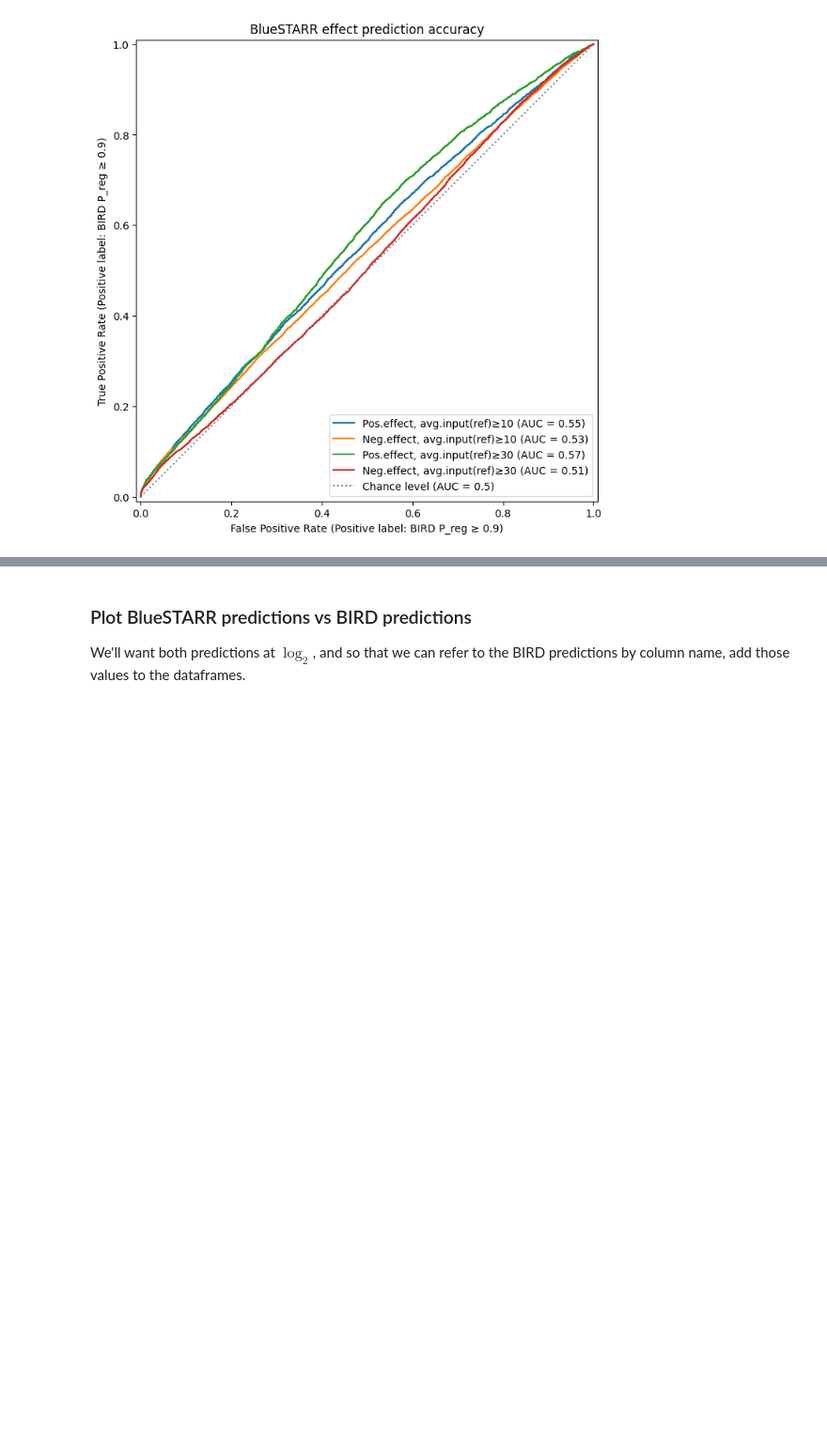
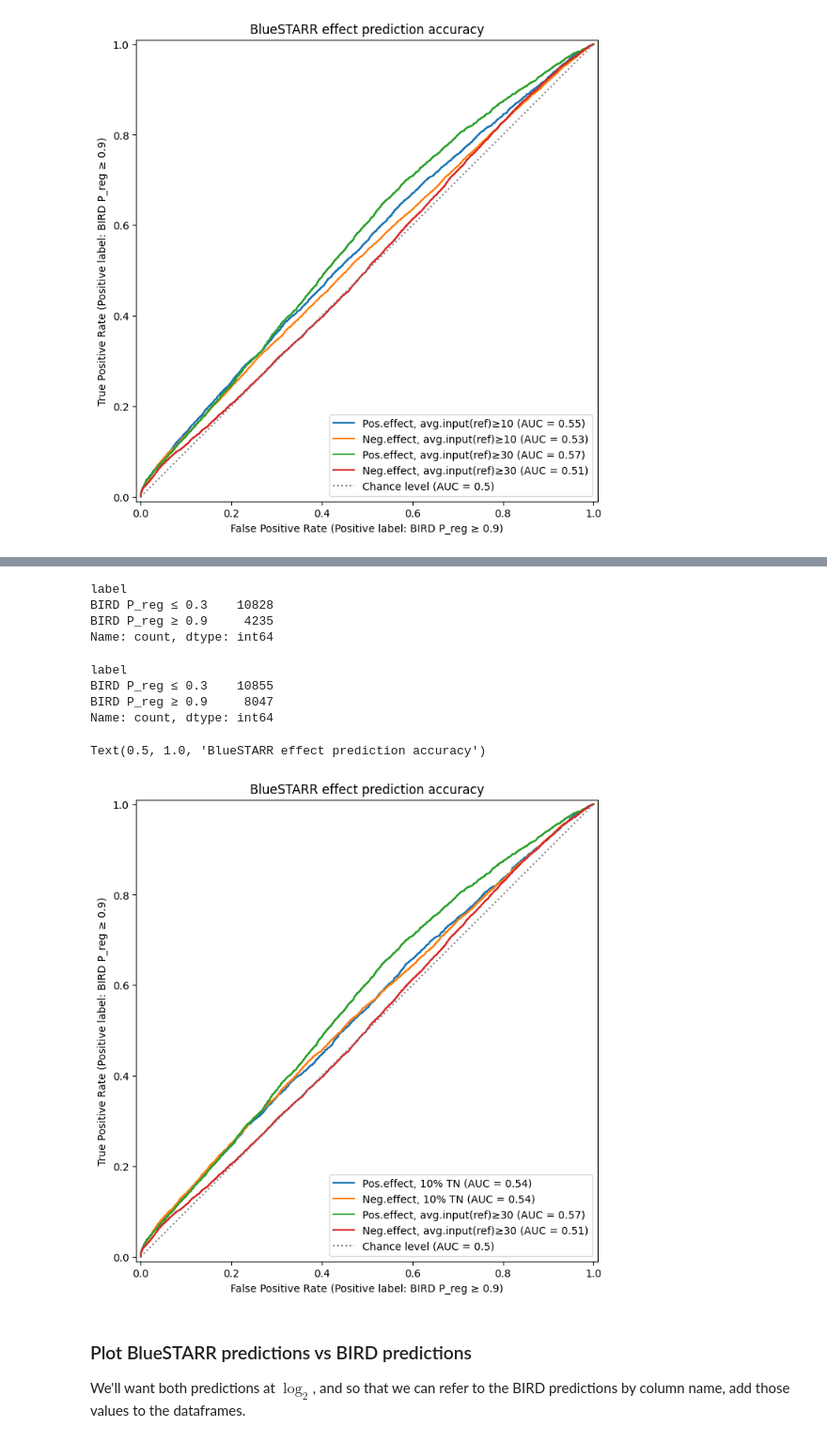
Before and after one commit to Duke-IGVF/BlueSTARR-viz, a Jupyter notebook: preds/BIRD-vs-BlueSTARR-preds.ipynb, the cells around one changed output, grey strips where cells are left out. Shown at 94% size. Cells and saved outputs as stored; diff of their text form; code cells hidden in the pictures; blank space fills up the shorter version.

Commit message:
Adds random filtering only of TN class for comparison

```diff
--- a/preds/BIRD-vs-BlueSTARR-preds.ipynb
+++ b/preds/BIRD-vs-BlueSTARR-preds.ipynb
@@ -233,3 +237,48 @@ Text(0.5, 1.0, 'BlueSTARR effect prediction accuracy')
+# %%
+def subset_random(df, sample_prob, subset_class=None, other_class=None):
+    x = np.random.rand(len(df))
+    return df.loc[((x < sample_prob) & (df['label'] == subset_class)) |
+                   (df['label'] == other_class)]
+# %%
+bb_df_pos_rand = subset_random(bb_df_pos, 0.1, other_class=pos_label, subset_class=neg_label)
+bb_df_neg_rand = subset_random(bb_df_neg, 0.1, other_class=pos_label, subset_class=neg_label)
+# %%
+bb_df_pos_rand.value_counts('label')
+# %% [output]
+label
+BIRD P_reg ≤ 0.3    10828
+BIRD P_reg ≥ 0.9     4235
+Name: count, dtype: int64
+# %%
+bb_df_neg_rand.value_counts('label')
+# %% [output]
+label
+BIRD P_reg ≤ 0.3    10855
+BIRD P_reg ≥ 0.9     8047
+Name: count, dtype: int64
+# %%
+fig, ax = plt.subplots(figsize=(8, 8))
+roc_pos = RocCurveDisplay.from_predictions(
+    bb_df_pos_rand['label'],
+    bb_df_pos_rand['log2FC'], pos_label=pos_label,
+    name='Pos.effect, 10% TN', ax=ax)
+roc_neg = RocCurveDisplay.from_predictions(
+    bb_df_neg_rand['label'],
+    -bb_df_neg_rand['log2FC'], pos_label=pos_label,
+    name='Neg.effect, 10% TN', ax=ax)
+roc_pos = RocCurveDisplay.from_predictions(
+    bb_df_pos_gt30['label'],
+    bb_df_pos_gt30['log2FC'], pos_label=pos_label,
+    name='Pos.effect, avg.input(ref)≥30', ax=ax)
+roc_neg = RocCurveDisplay.from_predictions(
+    bb_df_neg_gt30['label'],
+    -bb_df_neg_gt30['log2FC'], pos_label=pos_label,
+    name='Neg.effect, avg.input(ref)≥30', ax=ax,
+    plot_chance_level=True, chance_level_kw={'linestyle': 'dotted', 'linewidth': 1.5, 'color': 'gray'})
+ax.set_title('BlueSTARR effect prediction accuracy')
+# %% [output]
+Text(0.5, 1.0, 'BlueSTARR effect prediction accuracy')
+[figure, added]
 # %% [markdown]
 ### Plot BlueSTARR predictions vs BIRD predictions
 
```
Also changed, not shown: parts of 2 cells of this notebook.
